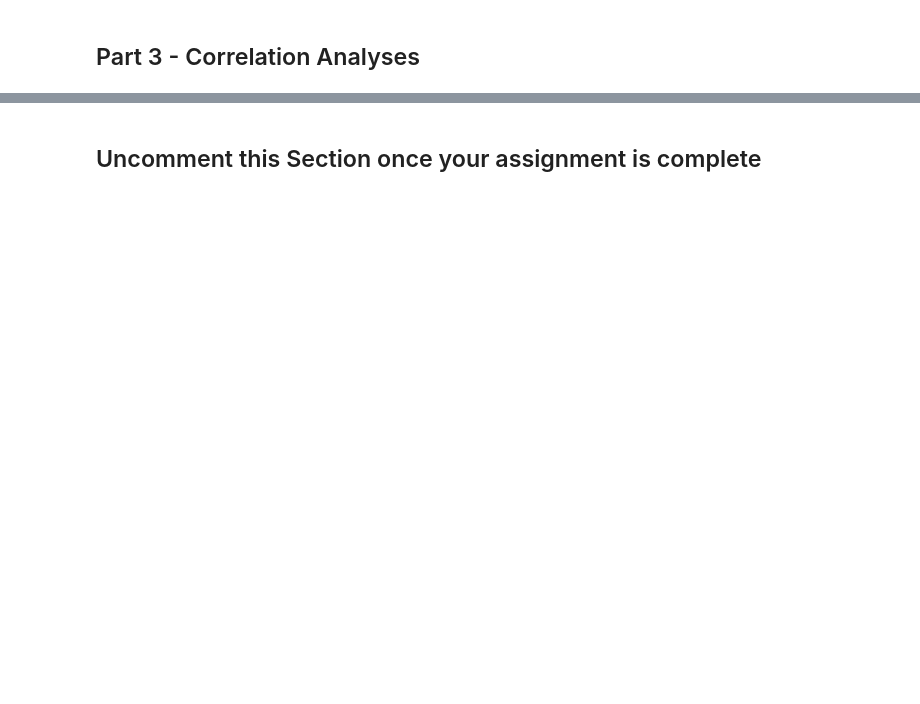
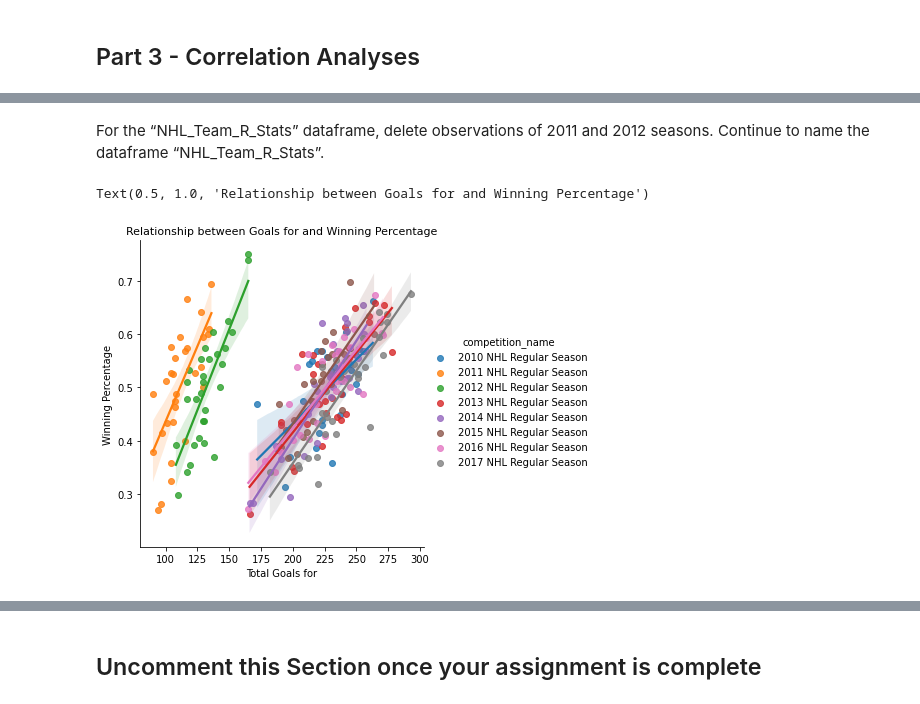
Before and after one commit to marti397/pythonprojects, a Jupyter notebook: Foundations_of_Sports_Analytics/week2/Week 2 Assignment.ipynb, the cells around one changed output, grey strips where cells are left out. Saved outputs shown, nothing was run; the diff lists cells and outputs as text; code cells hidden in the pictures; blank space fills up the shorter version.

```diff
--- a/Foundations_of_Sports_Analytics/week2/Week 2 Assignment.ipynb
+++ b/Foundations_of_Sports_Analytics/week2/Week 2 Assignment.ipynb
@@ -266,0 +399,10 @@ NHL_PPPK.head()
+# %% [markdown]
+For the “NHL_Team_R_Stats” dataframe, delete observations of 2011 and 2012 seasons. Continue to name the dataframe “NHL_Team_R_Stats”.
+# %%
+sns.lmplot(x='goals_for', y='win_pct', hue='competition_name', data=NHL_Team_R_Stats)
+plt.xlabel('Total Goals for')
+plt.ylabel('Winning Percentage')
+plt.title("Relationship between Goals for and Winning Percentage", fontsize=11)
+# %% [output]
+Text(0.5, 1.0, 'Relationship between Goals for and Winning Percentage')
+[figure, added]
```
Also changed, not shown: parts of 19 cells of this notebook.
